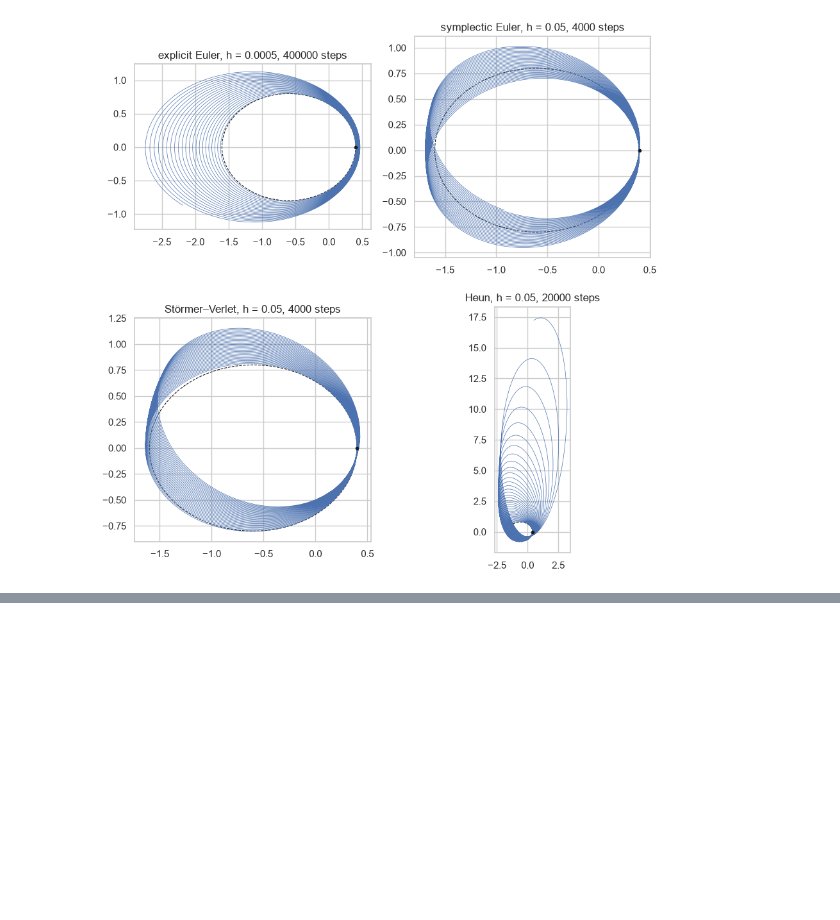
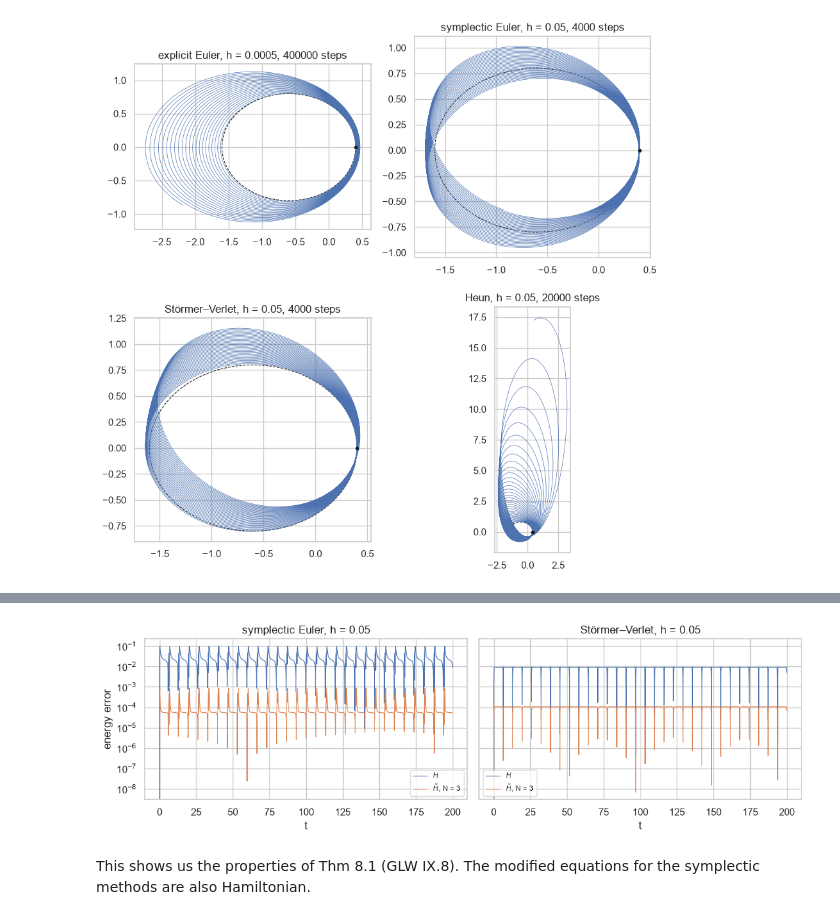
Before and after one commit to max-duxbury/symplectic-methods, a Jupyter notebook: kepler.ipynb, the cells around one changed output, grey strips where cells are left out. Cells and saved outputs as stored; diff of their text form; code cells hidden in the pictures; blank space fills up the shorter version.

```diff
--- a/kepler.ipynb
+++ b/kepler.ipynb
@@ -163,0 +209,20 @@ fig.tight_layout()
+# %%
+fig, axes = plt.subplots(1, 2, figsize=(11, 3.5), sharey=True)
+for ax, name in zip(axes, ["symplectic Euler", "Störmer–Verlet"]):
+    step, h = runs_2[name]
+    n = round(T / h)
+    t = h * np.arange(n + 1)
+    qs, ps = integrate(step, h, n)
+    H_tilde = sp.lambdify(list(Y), sum(h**(j-1)*me.hamiltonian(fj, Y) for j, fj in fcoe[name].items()))
+    Ht = H_tilde(qs[:, 0], qs[:, 1], ps[:, 0], ps[:, 1])
+    ax.semilogy(t, np.abs(H(qs, ps) - H0), lw=0.8, label=r"$H$")
+    ax.semilogy(t, np.abs(Ht - Ht[0]), lw=0.8, label=rf"$\tilde H$, N = {N}")
+    ax.set_title(f"{name}, h = {h}")
+    ax.set_xlabel("t")
+    ax.legend(fontsize=8)
+axes[0].set_ylabel("energy error")
+fig.tight_layout()
+# %% [output]
+[figure, added]
+# %% [markdown]
+This shows us the properties of Thm 8.1 (GLW IX.8). The modified equations for the symplectic methods are also Hamiltonian.
```
Also changed, not shown: parts of 6 cells of this notebook, 2 other files.
